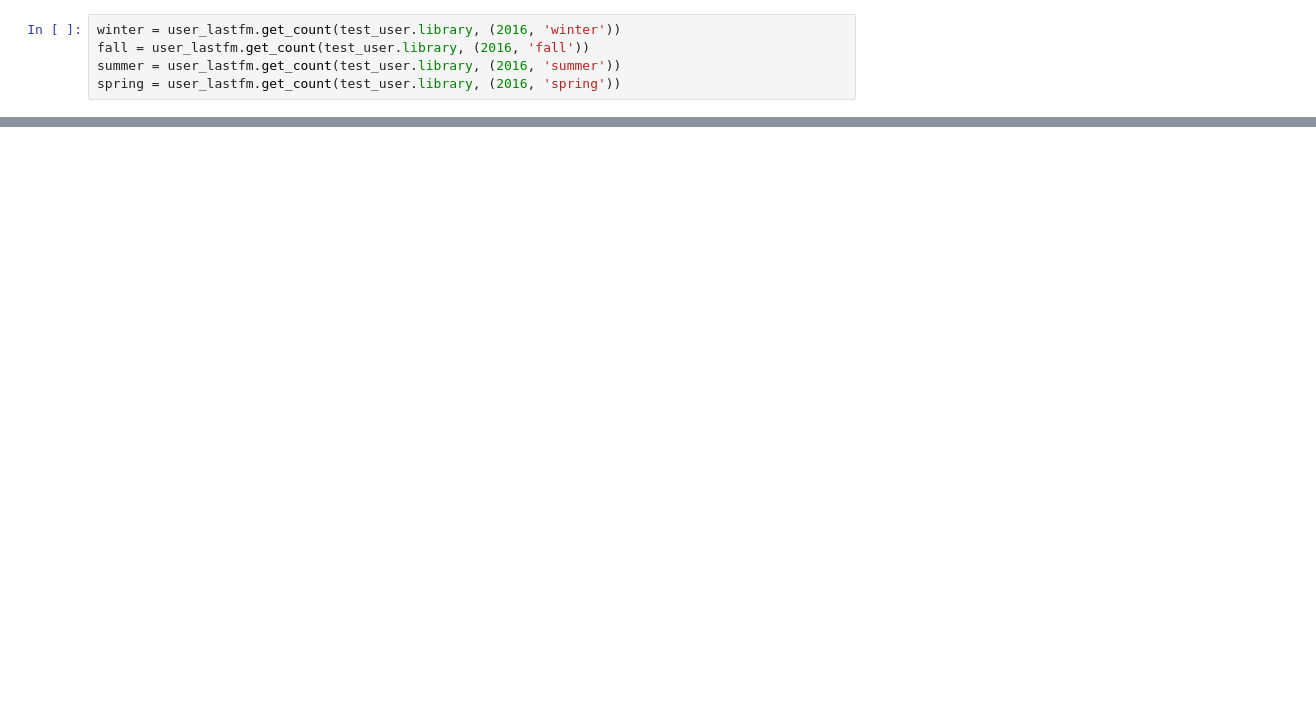
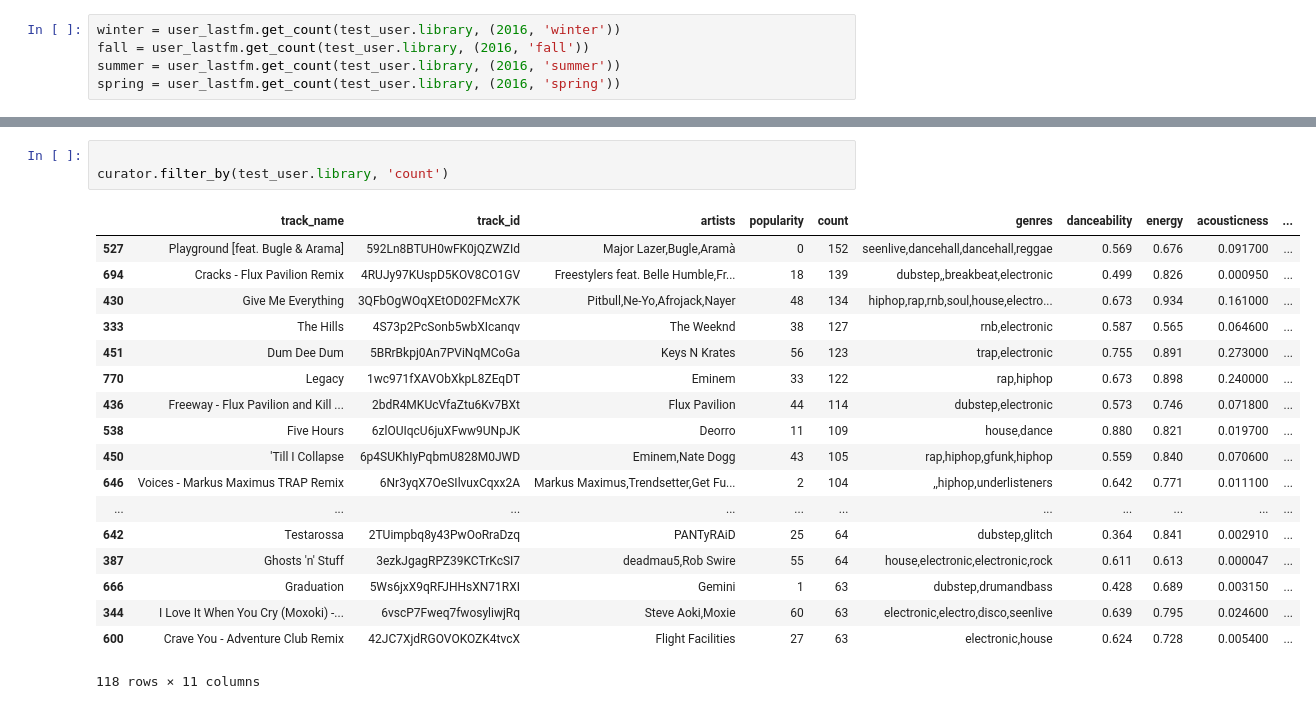
Before and after one commit to chaseWilliams/moodify, a Jupyter notebook: test_environment.ipynb, the cells around one changed output, grey strips where cells are left out. Saved outputs shown, nothing was run; the diff lists cells and outputs as text; blank space fills up the shorter version.

```diff
--- a/test_environment.ipynb
+++ b/test_environment.ipynb
@@ -91,0 +77,22 @@ curator.tag_filter(test_user.library, 'rap')
+# %%
+
+curator.filter_by(test_user.library, 'count')
+# %% [output]
+|  | track_name | track_id | artists | popularity | count | genres | danceability | energy | acousticness | ... |
+| 527 | Playground [feat. Bugle & Arama] | 592Ln8BTUH0wFK0jQZWZId | Major Lazer,Bugle,Aramà | 0 | 152 | seenlive,dancehall,dancehall,reggae | 0.569 | 0.676 | 0.091700 | ... |
+| 694 | Cracks - Flux Pavilion Remix | 4RUJy97KUspD5KOV8CO1GV | Freestylers feat. Belle Humble,Fr... | 18 | 139 | dubstep,,breakbeat,electronic | 0.499 | 0.826 | 0.000950 | ... |
+| 430 | Give Me Everything | 3QFbOgWOqXEtOD02FMcX7K | Pitbull,Ne-Yo,Afrojack,Nayer | 48 | 134 | hiphop,rap,rnb,soul,house,electro... | 0.673 | 0.934 | 0.161000 | ... |
+| 333 | The Hills | 4S73p2PcSonb5wbXIcanqv | The Weeknd | 38 | 127 | rnb,electronic | 0.587 | 0.565 | 0.064600 | ... |
+| 451 | Dum Dee Dum | 5BRrBkpj0An7PViNqMCoGa | Keys N Krates | 56 | 123 | trap,electronic | 0.755 | 0.891 | 0.273000 | ... |
+| 770 | Legacy | 1wc971fXAVObXkpL8ZEqDT | Eminem | 33 | 122 | rap,hiphop | 0.673 | 0.898 | 0.240000 | ... |
+| 436 | Freeway - Flux Pavilion and Kill ... | 2bdR4MKUcVfaZtu6Kv7BXt | Flux Pavilion | 44 | 114 | dubstep,electronic | 0.573 | 0.746 | 0.071800 | ... |
+| 538 | Five Hours | 6zlOUIqcU6juXFww9UNpJK | Deorro | 11 | 109 | house,dance | 0.880 | 0.821 | 0.019700 | ... |
+| 450 | 'Till I Collapse | 6p4SUKhIyPqbmU828M0JWD | Eminem,Nate Dogg | 43 | 105 | rap,hiphop,gfunk,hiphop | 0.559 | 0.840 | 0.070600 | ... |
+| 646 | Voices - Markus Maximus TRAP Remix | 6Nr3yqX7OeSIlvuxCqxx2A | Markus Maximus,Trendsetter,Get Fu... | 2 | 104 | ,,hiphop,underlisteners | 0.642 | 0.771 | 0.011100 | ... |
+| ... | ... | ... | ... | ... | ... | ... | ... | ... | ... | ... |
+| 642 | Testarossa | 2TUimpbq8y43PwOoRraDzq | PANTyRAiD | 25 | 64 | dubstep,glitch | 0.364 | 0.841 | 0.002910 | ... |
+| 387 | Ghosts 'n' Stuff | 3ezkJgagRPZ39KCTrKcSI7 | deadmau5,Rob Swire | 55 | 64 | house,electronic,electronic,rock | 0.611 | 0.613 | 0.000047 | ... |
+| 666 | Graduation | 5Ws6jxX9qRFJHHsXN71RXI | Gemini | 1 | 63 | dubstep,drumandbass | 0.428 | 0.689 | 0.003150 | ... |
+| 344 | I Love It When You Cry (Moxoki) -... | 6vscP7Fweq7fwosyliwjRq | Steve Aoki,Moxie | 60 | 63 | electronic,electro,disco,seenlive | 0.639 | 0.795 | 0.024600 | ... |
+| 600 | Crave You - Adventure Club Remix | 42JC7XjdRGOVOKOZK4tvcX | Flight Facilities | 27 | 63 | electronic,house | 0.624 | 0.728 | 0.005400 | ... |
+118 rows × 11 columns
```
Also changed, not shown: parts of 10 cells of this notebook, 3 other files.
